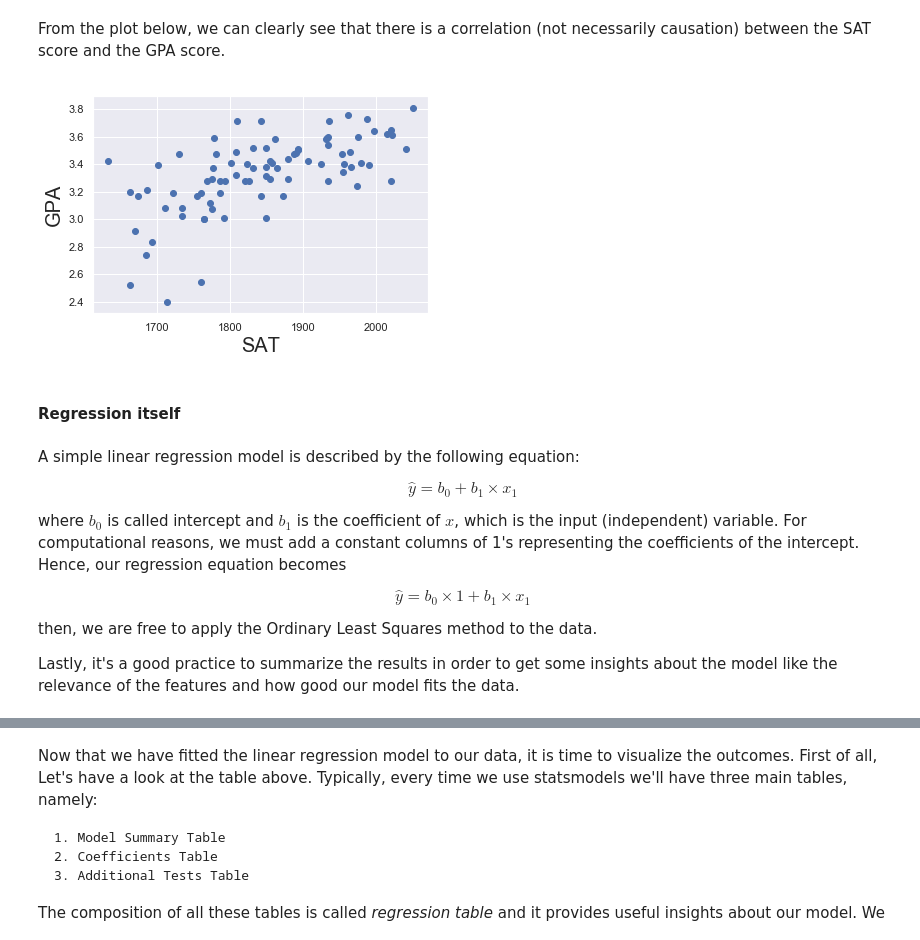
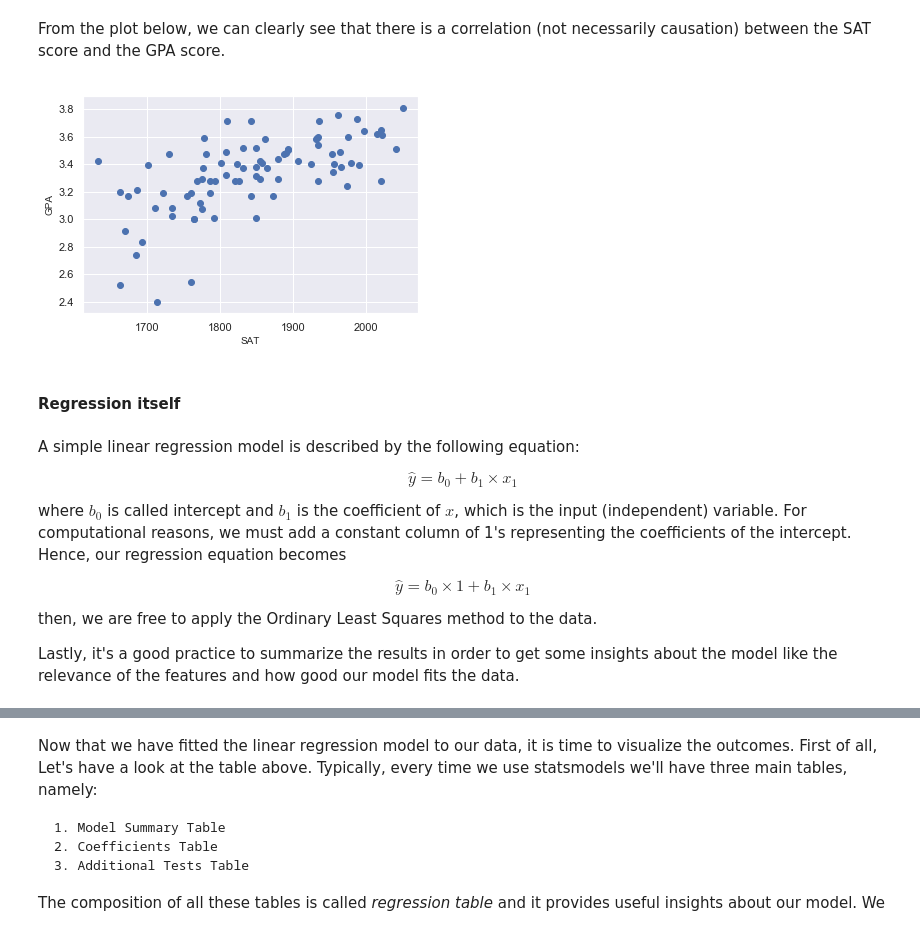
Before and after one commit to alexandrehsd/regression-analysis, a Jupyter notebook: Simple and Multiple Linear Regression.ipynb, the cells around one changed output, grey strips where cells are left out. Drawn from its saved outputs; the diff is of its cells as text; code cells hidden in the pictures.

```diff
--- a/Simple and Multiple Linear Regression.ipynb
+++ b/Simple and Multiple Linear Regression.ipynb
@@ -67,11 +67,12 @@ x1 = data['SAT']
 From the plot below, we can clearly see that there is a correlation (not necessarily causation) between the SAT score and the GPA score.
 # %%
 plt.scatter(x1,y)
-plt.xlabel('SAT',fontsize=20)
-plt.ylabel('GPA',fontsize=20)
+
+plt.xlabel('SAT',fontsize=10)
+plt.ylabel('GPA',fontsize=10)
 plt.show()
 # %% [output]
-[figure, old version]
+[figure, new version]
 # %% [markdown]
 #### Regression itself
 # %% [markdown]
@@ -79,7 +80,7 @@ A simple linear regression model is described by the following equation:
 
 $$\hat{y} = b_0 + b_1 \times x_1$$
 
-where $b_0$ is called intercept and $b_1$ is the coefficient of $x$, which is the input (independent) variable. For computational reasons, we must add a constant columns of 1's representing the coefficients of the intercept. Hence, our regression equation becomes
+where $b_0$ is called intercept and $b_1$ is the coefficient of $x$, which is the input (independent) variable. For computational reasons, we must add a constant column of 1's representing the coefficients of the intercept. Hence, our regression equation becomes
 
 $$\hat{y} = b_0 \times 1 + b_1 \times x_1$$
 
```
Also changed, not shown: parts of 18 cells of this notebook.
